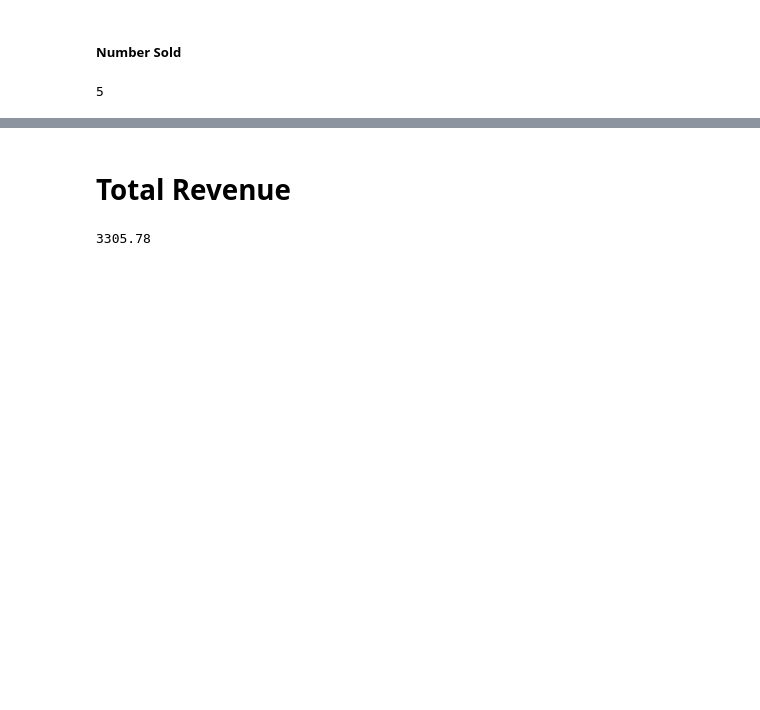
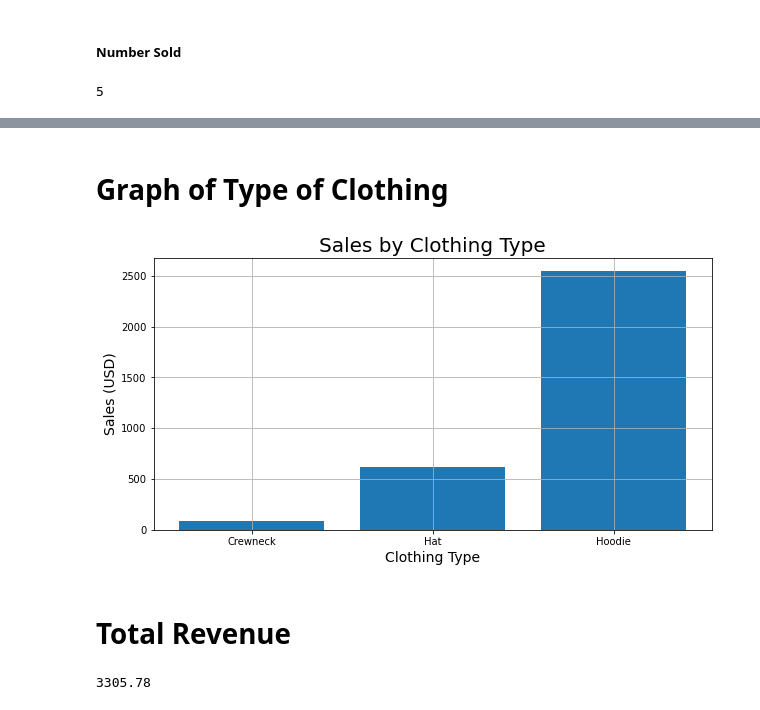
Before and after one commit to ethompson17/Explorer_Analytics, a Jupyter notebook: Explorer Analytics.ipynb, the cells around one changed output, grey strips where cells are left out. Cells and saved outputs as stored; diff of their text form; code cells hidden in the pictures; blank space fills up the shorter version.

```diff
--- a/Explorer Analytics.ipynb
+++ b/Explorer Analytics.ipynb
@@ -260,3 +245,19 @@ plt.show()
+# %% [markdown]
+# Graph of Type of Clothing
+# %%
+
+resultsct = newdf.groupby(['Item Type']).sum()
+typeofclothing = [top for top, newdf in newdf.groupby('Item Type')]
+
+plt.figure(figsize = (10,5))
+plt.bar(typeofclothing, resultsct['Total'])
+plt.xlabel('Clothing Type', size = 14)
+plt.ylabel('Sales (USD)', size = 14)
+plt.title('Sales by Clothing Type', size = 20)
+plt.grid()
+plt.show()
+# %% [output]
+[figure, added]
 # %% [markdown]
 # Total Revenue
 # %%
```
Also changed, not shown: parts of 56 cells of this notebook.
